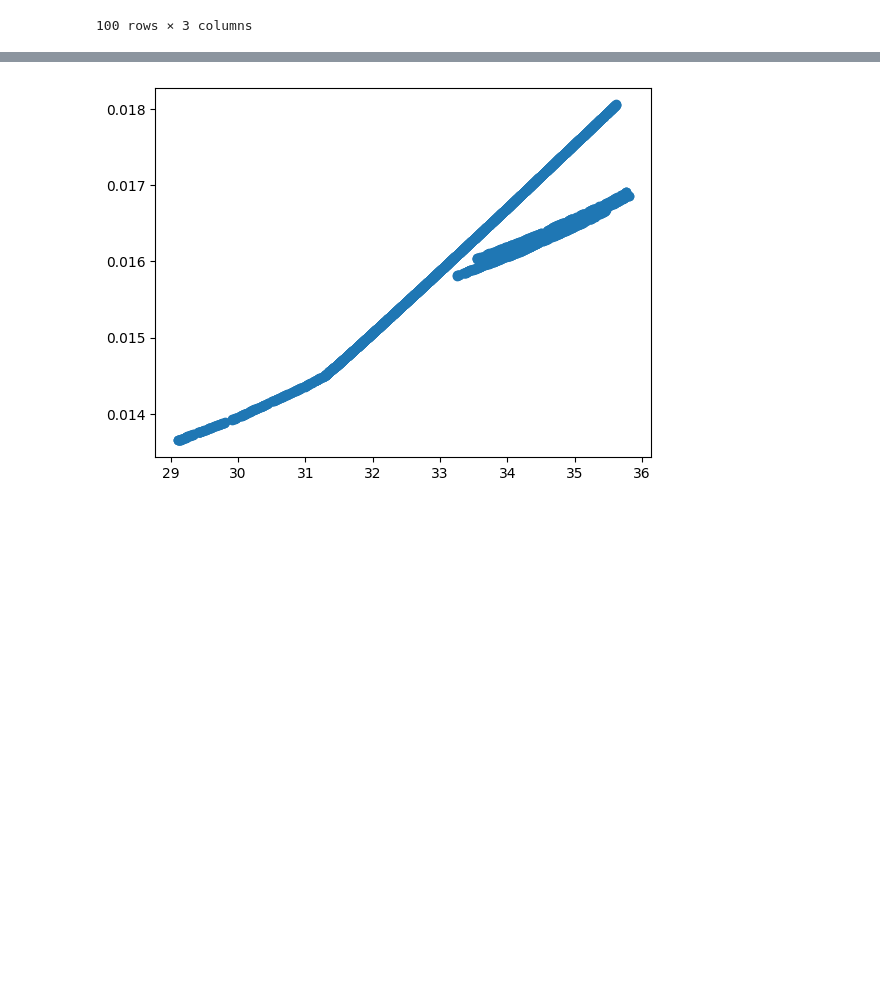
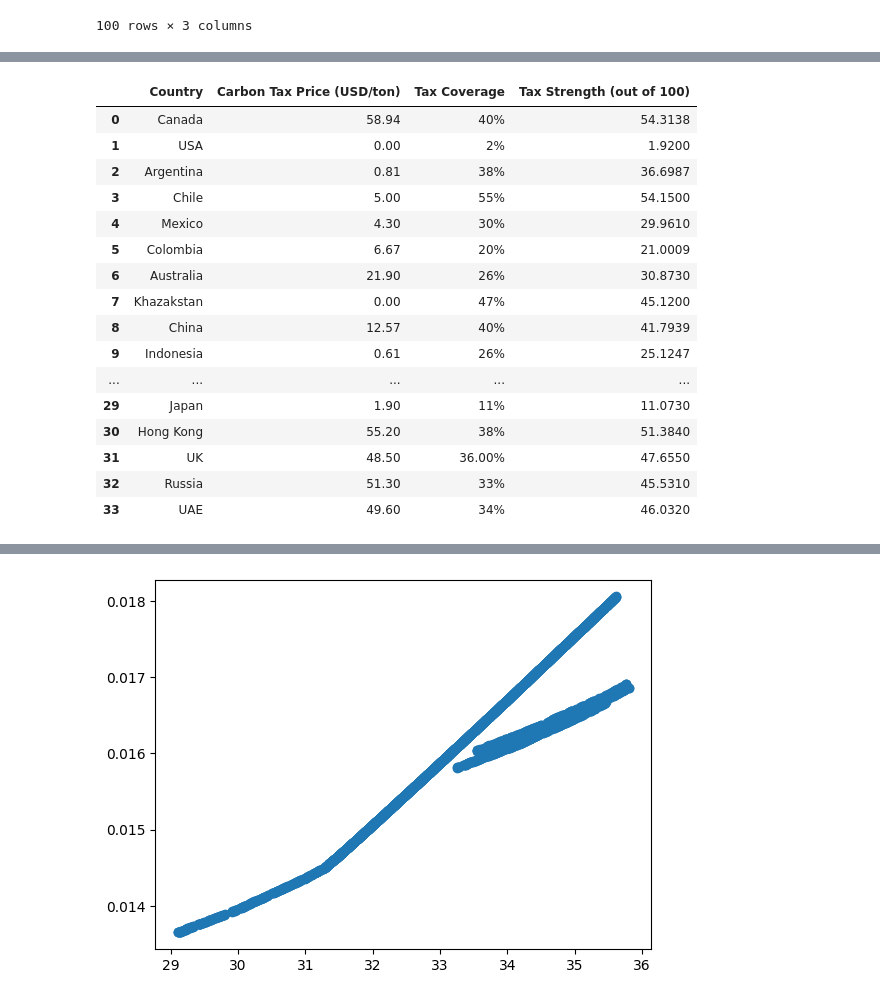
Before and after one commit to Burgundy800020/AI_sus_repo, a Jupyter notebook: Starter.ipynb, the cells around one changed output, grey strips where cells are left out. Saved outputs shown, nothing was run; the diff lists cells and outputs as text; code cells hidden in the pictures; blank space fills up the shorter version.

```diff
--- a/Starter.ipynb
+++ b/Starter.ipynb
@@ -172 +163,22 @@ plt.title("Training Power and Parameters by Country")
 [figure]
+# %%
+df_taxes = pd.read_csv("data/tax_scores.csv")
+df_taxes
+# %% [output]
+|  | Country | Carbon Tax Price (USD/ton) | Tax Coverage | Tax Strength (out of 100) |
+| 0 | Canada | 58.94 | 40% | 54.3138 |
+| 1 | USA | 0.00 | 2% | 1.9200 |
+| 2 | Argentina | 0.81 | 38% | 36.6987 |
+| 3 | Chile | 5.00 | 55% | 54.1500 |
+| 4 | Mexico | 4.30 | 30% | 29.9610 |
+| 5 | Colombia | 6.67 | 20% | 21.0009 |
+| 6 | Australia | 21.90 | 26% | 30.8730 |
+| 7 | Khazakstan | 0.00 | 47% | 45.1200 |
+| 8 | China | 12.57 | 40% | 41.7939 |
+| 9 | Indonesia | 0.61 | 26% | 25.1247 |
+| ... | ... | ... | ... | ... |
+| 29 | Japan | 1.90 | 11% | 11.0730 |
+| 30 | Hong Kong | 55.20 | 38% | 51.3840 |
+| 31 | UK | 48.50 | 36.00% | 47.6550 |
+| 32 | Russia | 51.30 | 33% | 45.5310 |
+| 33 | UAE | 49.60 | 34% | 46.0320 |
```
Also changed, not shown: parts of 10 cells of this notebook, 5 other files.
